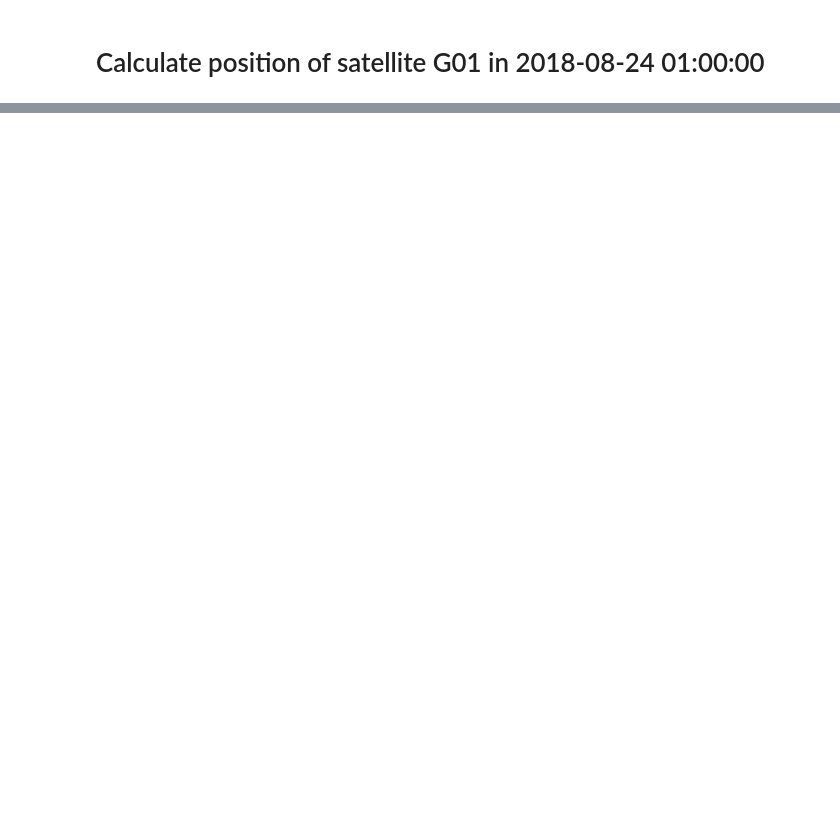
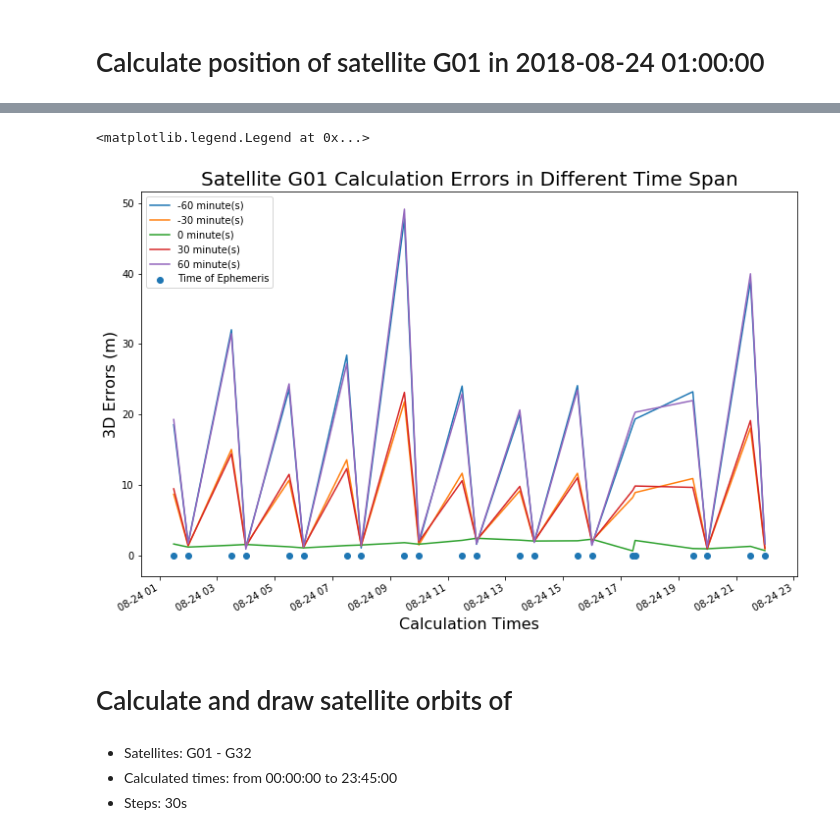
Before and after one commit to gaowutong/satellite, a Jupyter notebook: Calculate Satellite Position from Ephemeris.ipynb, the cells around one changed output, grey strips where cells are left out. Drawn from its saved outputs; the diff is of its cells as text; code cells hidden in the pictures; blank space fills up the shorter version.

```diff
--- a/Calculate Satellite Position from Ephemeris.ipynb
+++ b/Calculate Satellite Position from Ephemeris.ipynb
@@ -135,0 +29,10 @@ dtype: float64
+# %%
+prn = "G01"
+nav_times = [
+    datetime(2018, 8, 24, 0, 0, 0),
+    datetime(2018, 8, 24, 1, 30, 0),
+]
+calc_time = datetime(2018, 8, 24, 1, 0, 0)
+for nav_time in nav_times:
+    xyz = calc.instant_pos_calc(prn, nav_time=nav_time, calc_time=calc_time)
+    err, dxyz = calc.instant_pos_eval(prn, calc_time=calc_time, computed_pos=xyz)
@@ -135,0 +59,15 @@ dtype: float64
+# %%
+prn = 'G01'
+
+prn_nav_data = calc.RINEX.get_nav_data(PRN=prn)
+nav_times = list(map(lambda bl: bl.toc, prn_nav_data))
+
+errs_list = []
+for nav_time in nav_times:
+    calc_times = [nav_time + timedelta(minutes=i * 30) for i in range(-2, 3)]
+    errs_diff_span = []
+    for calc_time in calc_times:
+        xyz = calc.instant_pos_calc(prn, nav_time, calc_time)
+        err, dxyz = calc.instant_pos_eval(prn, calc_time, xyz, allow_print=False)
+        errs_diff_span.append(err)
+    errs_list.append(errs_diff_span)
@@ -135,0 +85,5 @@ dtype: float64
+# %%
+cols = pd.Index([f'{i*30} minute(s)'for i in range(-2, 3)], name='time span')
+rows = pd.DatetimeIndex(nav_times, name='ephemeris times')
+df_errs = pd.DataFrame(errs_list,columns=cols, index=rows)
+df_errs
@@ -135,0 +111,4 @@ dtype: float64
+# %%
+df_errs[np.abs(df_errs) > 1e3] = np.nan
+df_errs = df_errs[np.isfinite(df_errs).all(axis=1)]
+df_errs
@@ -135,0 +134,17 @@ dtype: float64
+# %%
+ax = df_errs.plot(figsize=(12, 8))
+ax.set_title('Satellite G01 Calculation Errors in Different Time Span', fontsize=20)
+ax.set_xlabel('Calculation Times', fontsize=16)
+ax.set_ylabel('3D Errors (m)', fontsize=16)
+toe = df_errs.index.to_pydatetime()
+ax.scatter(toe, y=np.zeros(toe.shape), label='Time of Ephemeris')
+ax.legend()
+# %% [output]
+<matplotlib.legend.Legend at 0x...>
+[figure, added]
+# %% [markdown]
+# Calculate and draw satellite orbits of
+# %% [markdown]
+- Satellites: G01 - G32
+- Calculated times: from 00:00:00 to 23:45:00
+- Steps: 30s
```
Also changed, not shown: parts of 42 cells of this notebook, 42 other files.
